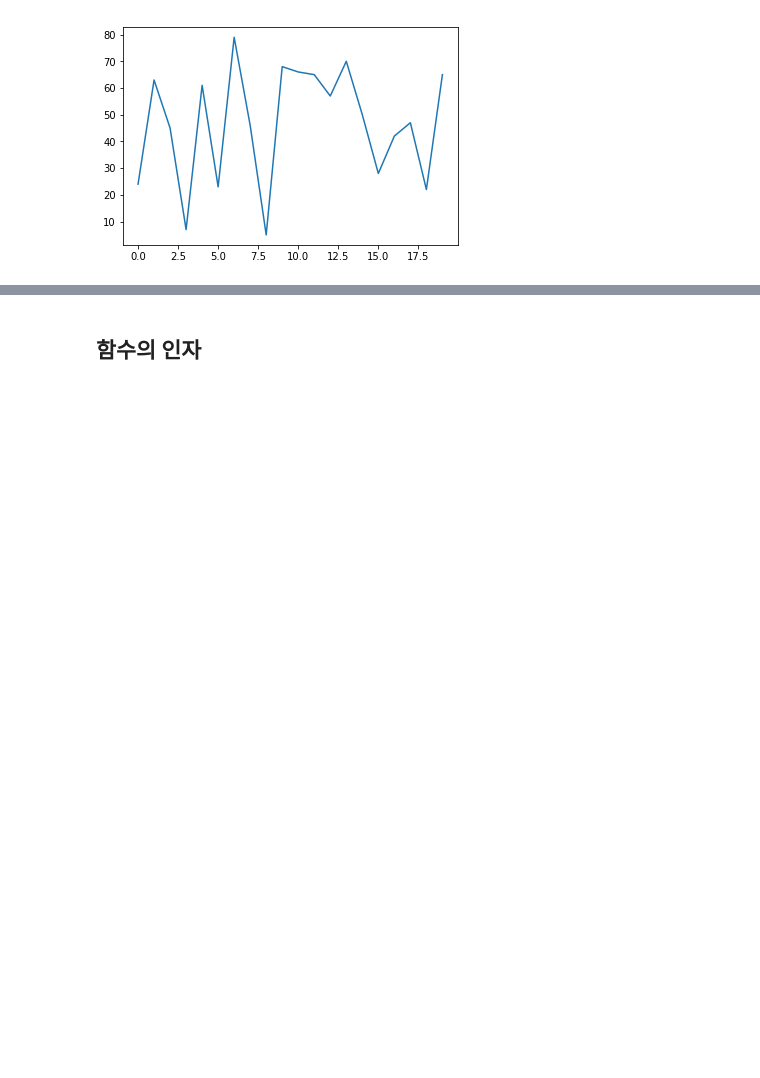
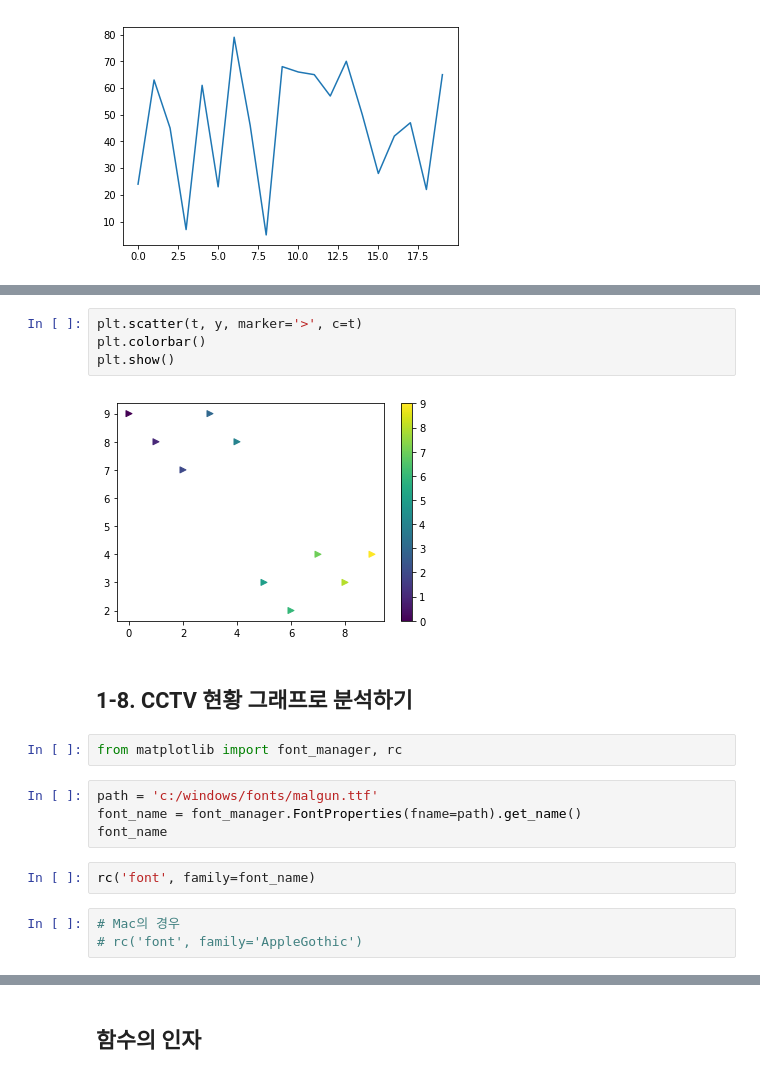
Before and after one commit to askdjango/networkons-201801, a Jupyter notebook: Pandas & Crawling.ipynb, the cells around one changed output, grey strips where cells are left out. Cells and saved outputs as stored; diff of their text form; blank space fills up the shorter version.

```diff
--- a/Pandas & Crawling.ipynb
+++ b/Pandas & Crawling.ipynb
@@ -442,0 +465,19 @@ plt.show()
+# %%
+plt.scatter(t, y, marker='>', c=t)
+plt.colorbar()
+plt.show()
+# %% [output]
+[figure, added]
+# %% [markdown]
+## 1-8. CCTV 현황 그래프로 분석하기
+# %%
+from matplotlib import font_manager, rc
+# %%
+path = 'c:/windows/fonts/malgun.ttf'
+font_name = font_manager.FontProperties(fname=path).get_name()
+font_name
+# %%
+rc('font', family=font_name)
+# %%
+# Mac의 경우
+# rc('font', family='AppleGothic')
```
Also changed, not shown: parts of 6 cells of this notebook.
